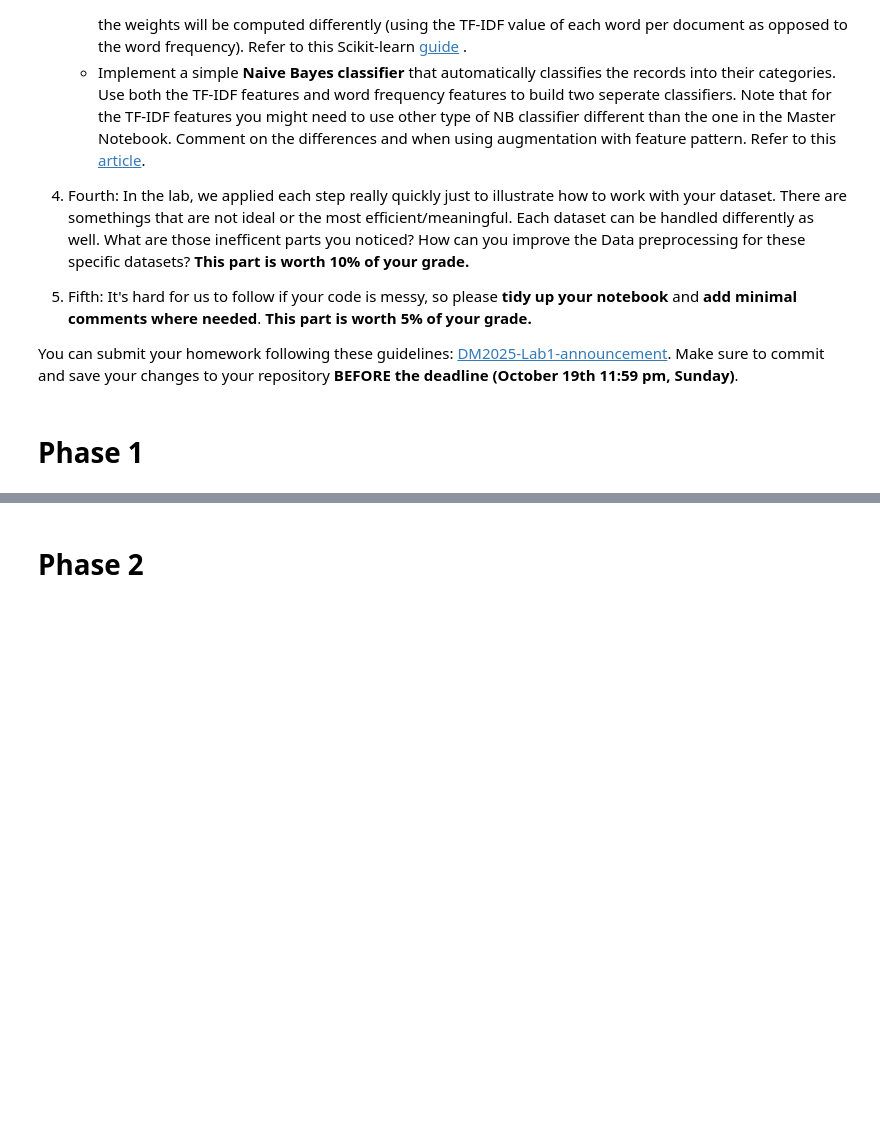
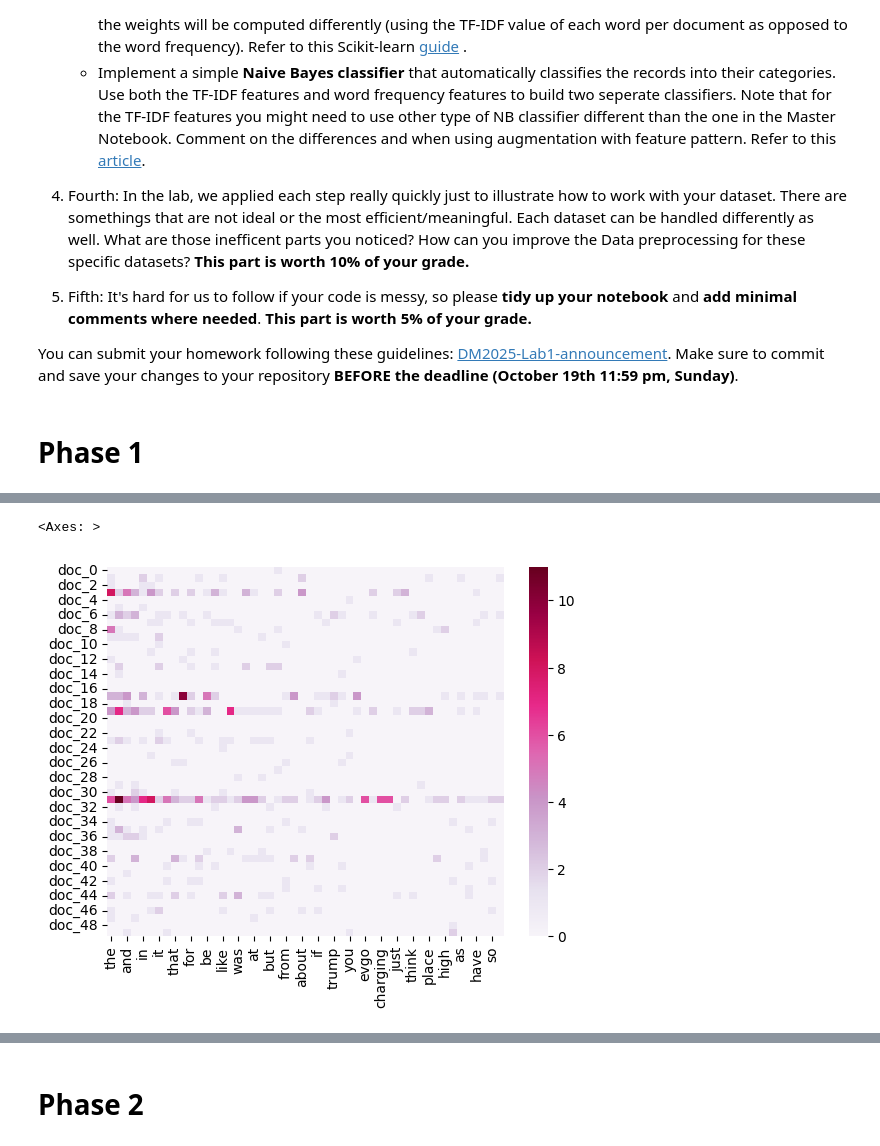
Before and after one commit to sleepingpandazzz25/DM2025-Lab1-Exercise, a Jupyter notebook: DM2025-Lab1-Homework.ipynb, the cells around one changed output, grey strips where cells are left out. Cells and saved outputs as stored; diff of their text form; code cells hidden in the pictures; blank space fills up the shorter version.

```diff
--- a/DM2025-Lab1-Homework.ipynb
+++ b/DM2025-Lab1-Homework.ipynb
@@ -62,0 +226,22 @@ You can submit your homework following these guidelines: [DM2025-Lab1-announceme
+# %%
+# First 50 reddit posts
+documents = df_counts[0:50, :].toarray()
+
+# Compute term frequencies
+term_frequency = documents.sum(axis=0)
+
+# Top 50 frequent terms
+top_terms_index = term_frequency.argsort()[-50:][::-1]
+
+plot_x = [count_vect.get_feature_names_out()[i] for i in top_terms_index]
+plot_y = ["doc_"+ str(i) for i in range(documents.shape[0])]
+plot_z = documents[:, top_terms_index]
+
+df_todraw = pd.DataFrame(plot_z, columns = plot_x, index = plot_y)
+
+sns.heatmap(df_todraw,
+                 cmap="PuRd",
+                 vmin=0, vmax=plot_z.max())
+# %% [output]
+<Axes: >
+[figure, added]
```
Also changed, not shown: parts of 23 cells of this notebook, 1 other file.
